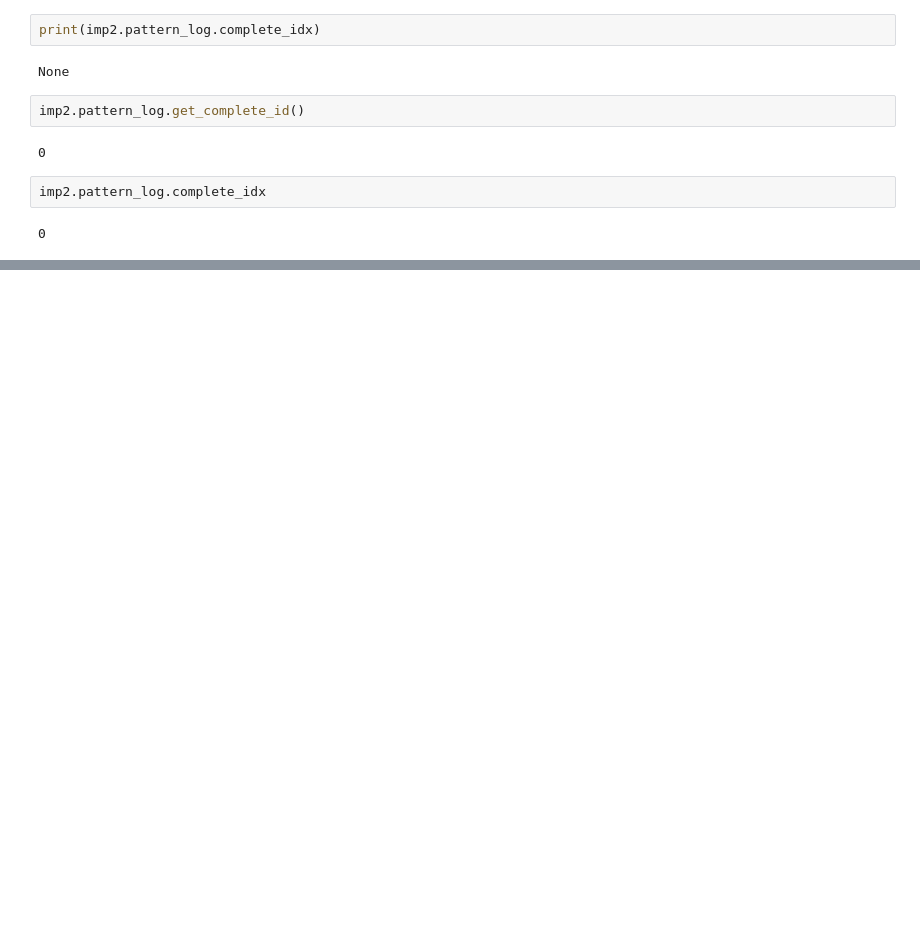
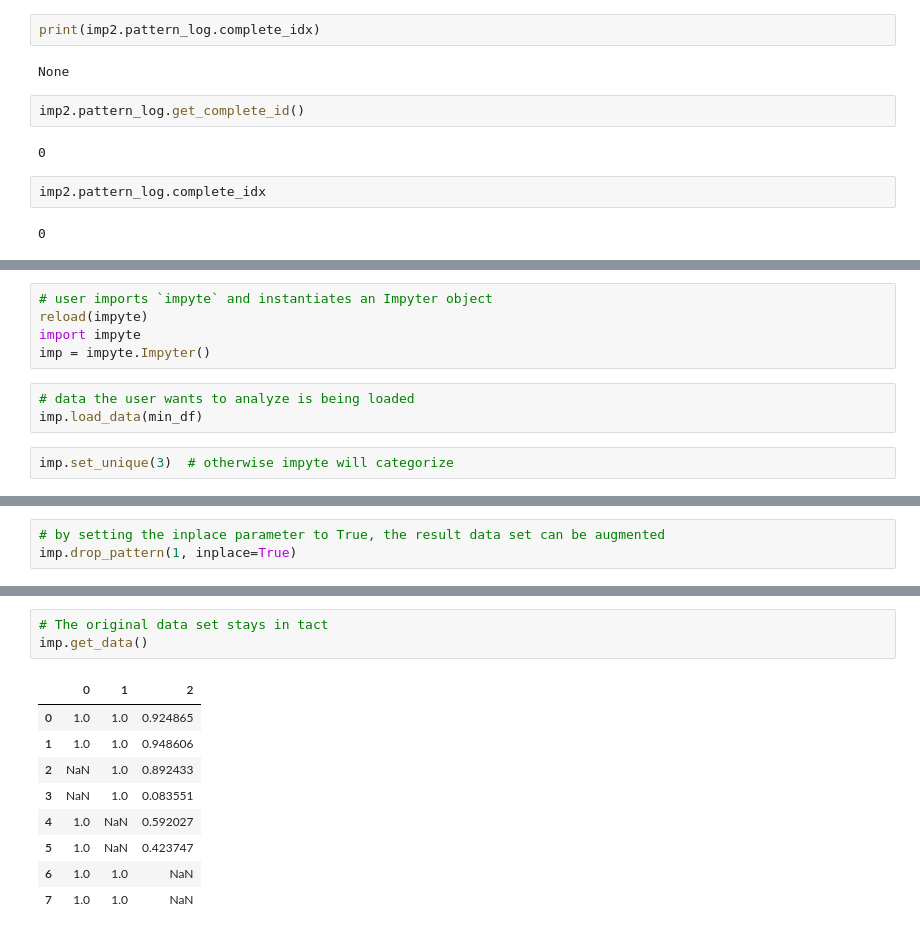
Before and after one commit to andirs/impyte, a Jupyter notebook: sandbox.ipynb, the cells around one changed output, grey strips where cells are left out. Saved outputs shown, nothing was run; the diff lists cells and outputs as text; blank space fills up the shorter version.

```diff
--- a/sandbox.ipynb
+++ b/sandbox.ipynb
@@ -1027,0 +1054,10 @@ imp2.pattern_log.complete_idx
+# %%
+# user imports `impyte` and instantiates an Impyter object
+reload(impyte)
+import impyte
+imp = impyte.Impyter()
+# %%
+# data the user wants to analyze is being loaded
+imp.load_data(min_df)
+# %%
+imp.set_unique(3)  # otherwise impyte will categorize
@@ -1027,0 +1093,3 @@ imp2.pattern_log.complete_idx
+# %%
+# by setting the inplace parameter to True, the result data set can be augmented
+imp.drop_pattern(1, inplace=True)
@@ -1027,0 +1114,13 @@ imp2.pattern_log.complete_idx
+# %%
+# The original data set stays in tact
+imp.get_data()
+# %% [output]
+|  | 0 | 1 | 2 |
+| 0 | 1.0 | 1.0 | 0.924865 |
+| 1 | 1.0 | 1.0 | 0.948606 |
+| 2 | NaN | 1.0 | 0.892433 |
+| 3 | NaN | 1.0 | 0.083551 |
+| 4 | 1.0 | NaN | 0.592027 |
+| 5 | 1.0 | NaN | 0.423747 |
+| 6 | 1.0 | 1.0 | NaN |
+| 7 | 1.0 | 1.0 | NaN |
```
Also changed, not shown: parts of 31 cells of this notebook, 1 other file.
